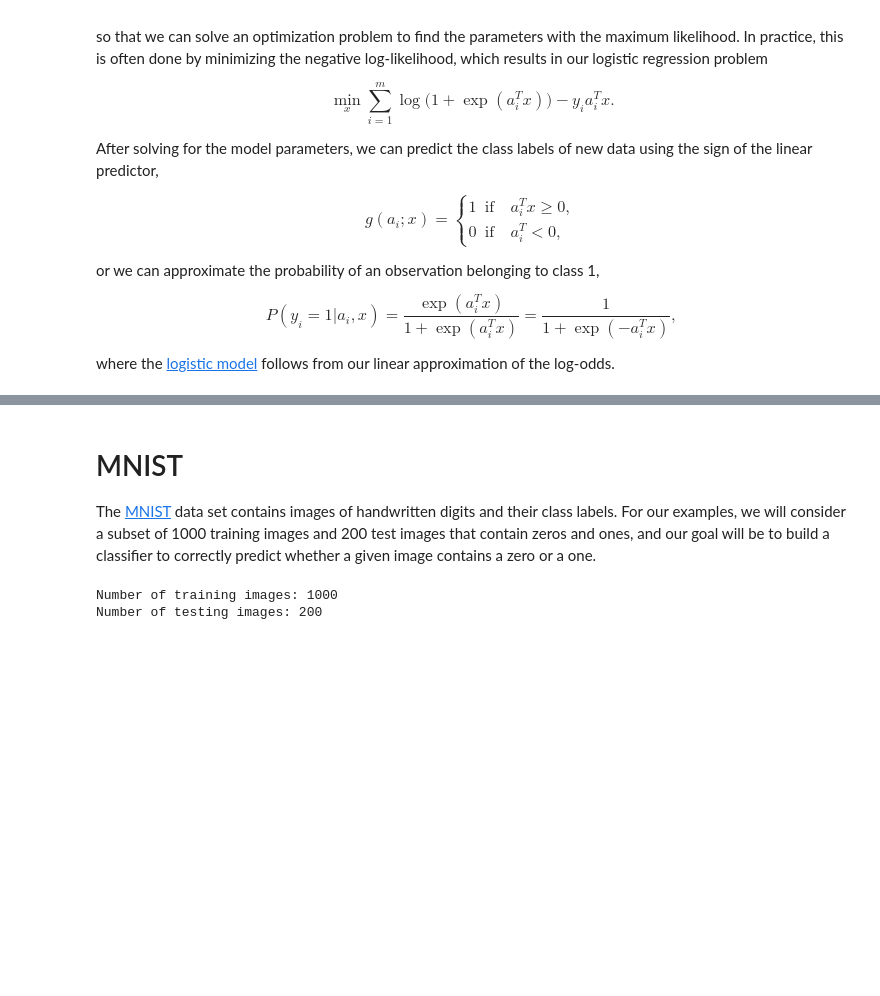
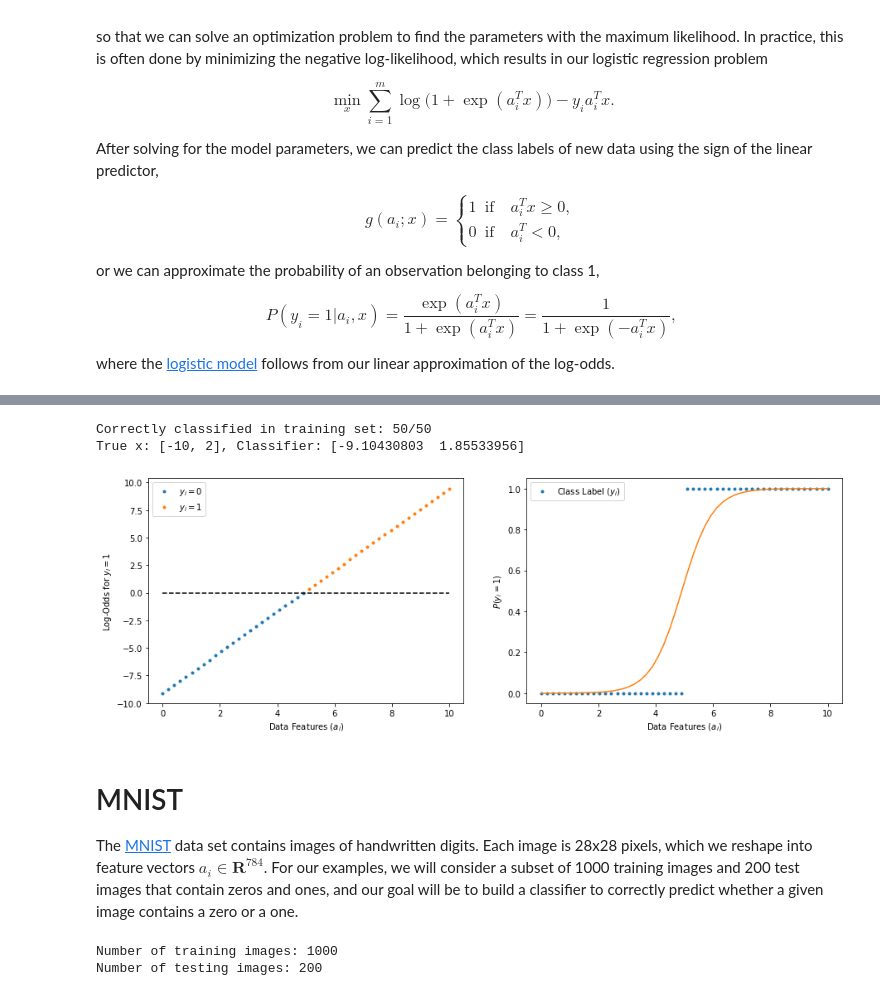
Before and after one commit to UW-AMO/neurohackademy, a Jupyter notebook: notebooks/Part4-LogisticRegression.ipynb, the cells around one changed output, grey strips where cells are left out. Saved outputs shown, nothing was run; the diff lists cells and outputs as text; code cells hidden in the pictures; blank space fills up the shorter version.

```diff
--- a/notebooks/Part4-LogisticRegression.ipynb
+++ b/notebooks/Part4-LogisticRegression.ipynb
@@ -112,7 +105,34 @@ plt.show()
+# %%
+noise_level = 0; inlier_pct = 1 # modify these variables
+
+# Generate data
+n = 50
+x = np.array([-10, 2])
+A = np.array([np.ones(n), np.linspace(0, 10, n)]).T
+p = lambda a: 1/(1 + np.exp(-(2*a - 10)))
+np.random.seed(0)
+y = np.array([0 if p(ii) + noise_level*np.random.standard_t(1) < 0.5 else 1 for ii in a])
+
+# Create model
+training_data = utils.ImageData(A, (2,), labels=y)
+model = utils.BinaryLogisticRegression(training_data, lam=0.001, inlier_pct=inlier_pct)
+classifier, outliers = model.fit_model()
+x = classifier.classifier
+if inlier_pct < 1:
+    a2 = np.array([a[1] for a in outliers.images])
+    y2 = np.array([0 if y == -1 else 1 for y in outliers.labels])
+utils.print_blr(A, y, x, 'training')
+print(f'True x: {[-10, 2]}, Classifier: {x}')
+utils.plot_blr(A[:, 1], y, x, outliers)
+# %% [output]
+Correctly classified in training set: 50/50
+True x: [-10, 2], Classifier: [-9.10430803  1.85533956]
+[figure, added]
 # %% [markdown]
 # MNIST
 
-The [MNIST](http://yann.lecun.com/exdb/mnist/) data set contains images of handwritten digits and their class labels.
+The [MNIST](http://yann.lecun.com/exdb/mnist/) data set contains images of handwritten digits.
+Each image is 28x28 pixels, which we reshape into feature vectors $a_i \in \mathbf{R}^{784}$.
 For our examples, we will consider a subset of 1000 training images and 200 test images that contain zeros and ones, and our goal will be to build a classifier to correctly predict whether a given image contains a zero or a one.
 # %%
 # Load data
```
Also changed, not shown: parts of 22 cells of this notebook, 1 other file.
